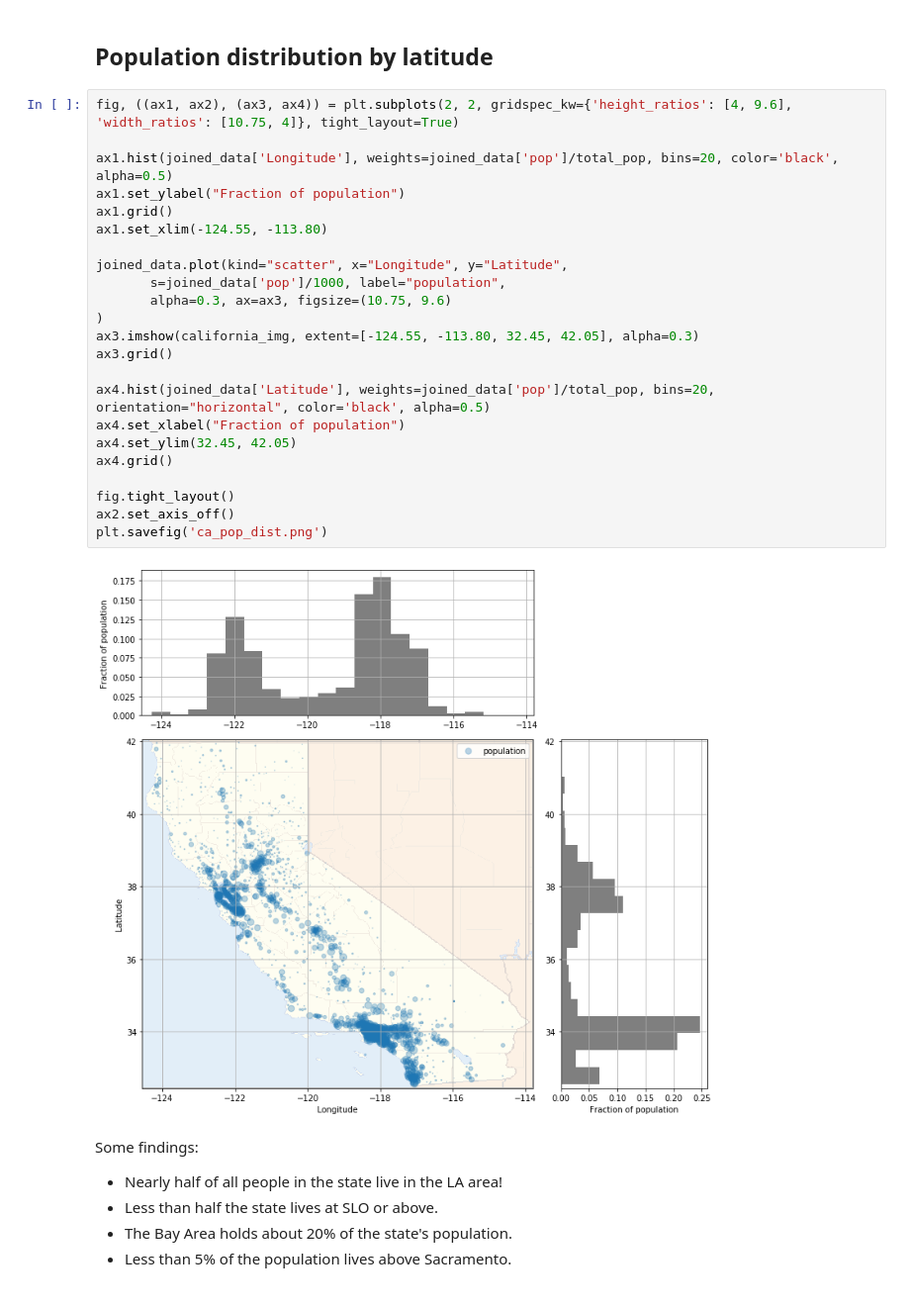
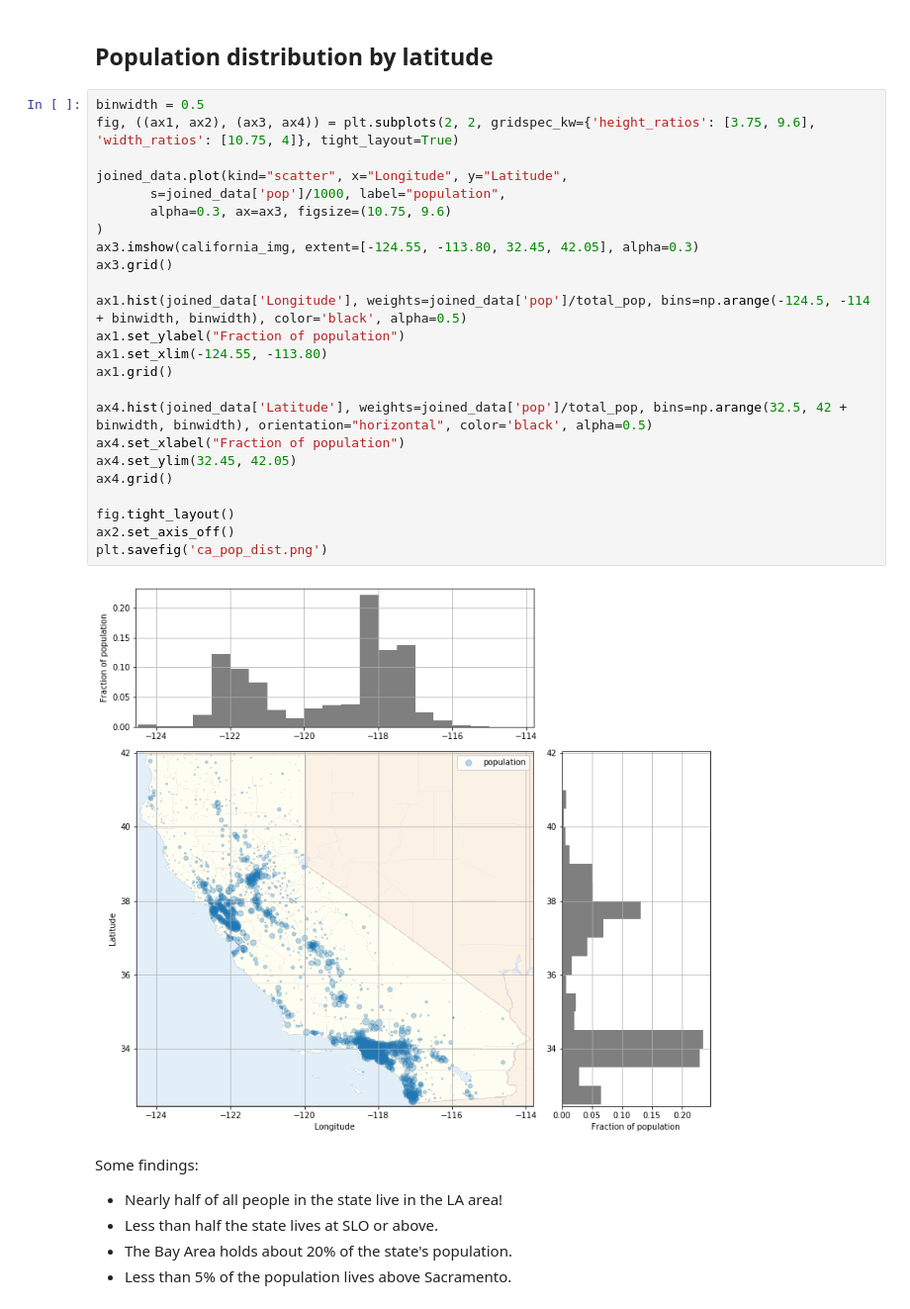
Before and after one commit to marwahaha/ca-center, a Jupyter notebook: data_processing.ipynb, the cells around one changed output. Shown: that part at 99% size. Drawn from its saved outputs; the diff is of its cells as text.

Commit message:
Align histogram binwidth with image

```diff
--- a/data_processing.ipynb
+++ b/data_processing.ipynb
@@ -118,30 +118,31 @@ The geographic center is much farther north!
 # %% [markdown]
 ## Population distribution by latitude
 # %%
-fig, ((ax1, ax2), (ax3, ax4)) = plt.subplots(2, 2, gridspec_kw={'height_ratios': [4, 9.6], 'width_ratios': [10.75, 4]}, tight_layout=True)
-
-ax1.hist(joined_data['Longitude'], weights=joined_data['pop']/total_pop, bins=20, color='black', alpha=0.5)
-ax1.set_ylabel("Fraction of population")
-ax1.grid()
-ax1.set_xlim(-124.55, -113.80)
+binwidth = 0.5
+fig, ((ax1, ax2), (ax3, ax4)) = plt.subplots(2, 2, gridspec_kw={'height_ratios': [3.75, 9.6], 'width_ratios': [10.75, 4]}, tight_layout=True)
 
 joined_data.plot(kind="scatter", x="Longitude", y="Latitude",
        s=joined_data['pop']/1000, label="population",
        alpha=0.3, ax=ax3, figsize=(10.75, 9.6)
 )
 ax3.imshow(california_img, extent=[-124.55, -113.80, 32.45, 42.05], alpha=0.3)
 ax3.grid()
 
-ax4.hist(joined_data['Latitude'], weights=joined_data['pop']/total_pop, bins=20, orientation="horizontal", color='black', alpha=0.5)
+ax1.hist(joined_data['Longitude'], weights=joined_data['pop']/total_pop, bins=np.arange(-124.5, -114 + binwidth, binwidth), color='black', alpha=0.5)
+ax1.set_ylabel("Fraction of population")
+ax1.set_xlim(-124.55, -113.80)
+ax1.grid()
+
+ax4.hist(joined_data['Latitude'], weights=joined_data['pop']/total_pop, bins=np.arange(32.5, 42 + binwidth, binwidth), orientation="horizontal", color='black', alpha=0.5)
 ax4.set_xlabel("Fraction of population")
 ax4.set_ylim(32.45, 42.05)
 ax4.grid()
 
 fig.tight_layout()
 ax2.set_axis_off()
 plt.savefig('ca_pop_dist.png')
 # %% [output]
-[figure, old version]
+[figure, new version]
 # %% [markdown]
 Some findings:
 * Nearly half of all people in the state live in the LA area!
```
Also changed, not shown: 1 other file.
